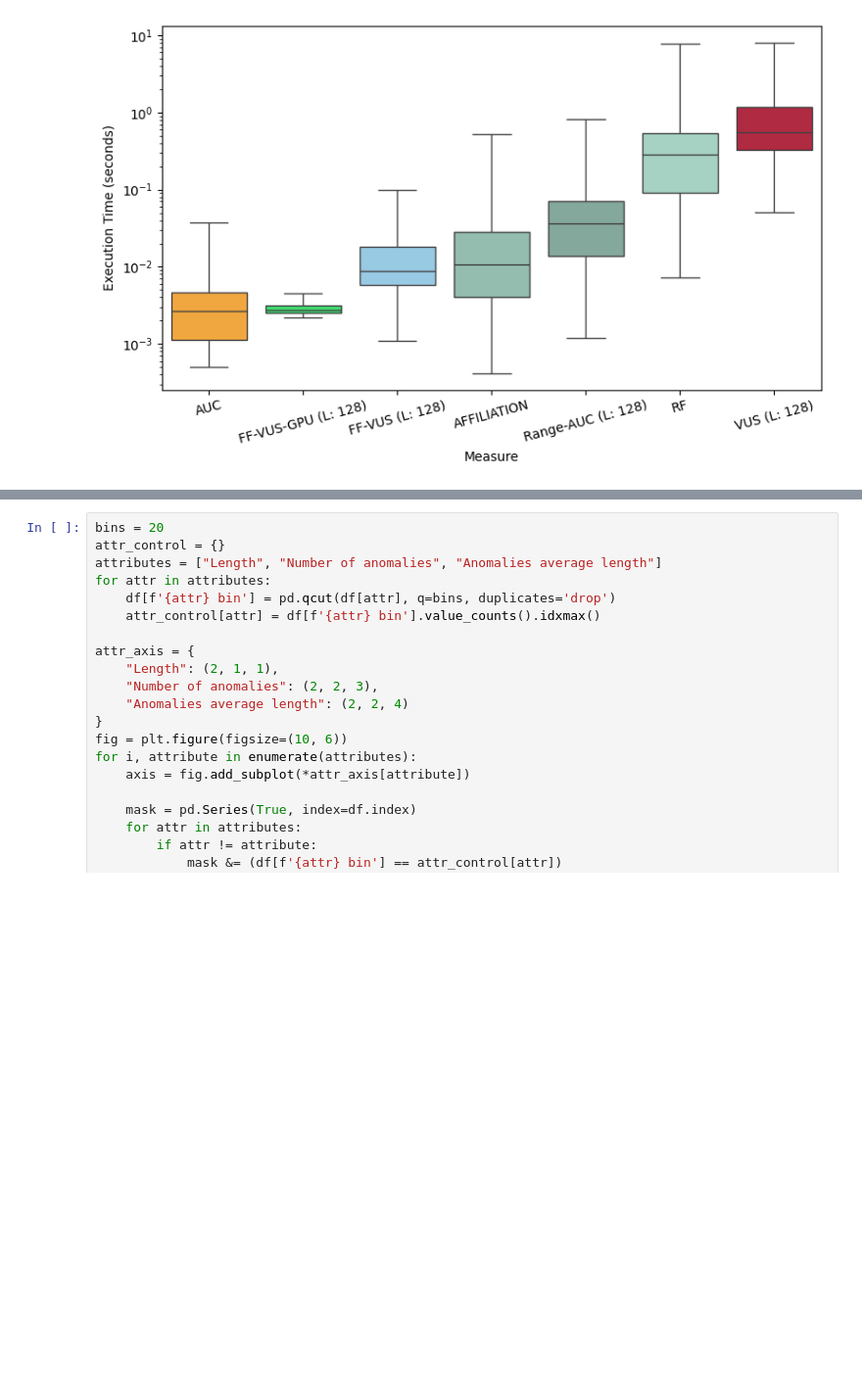
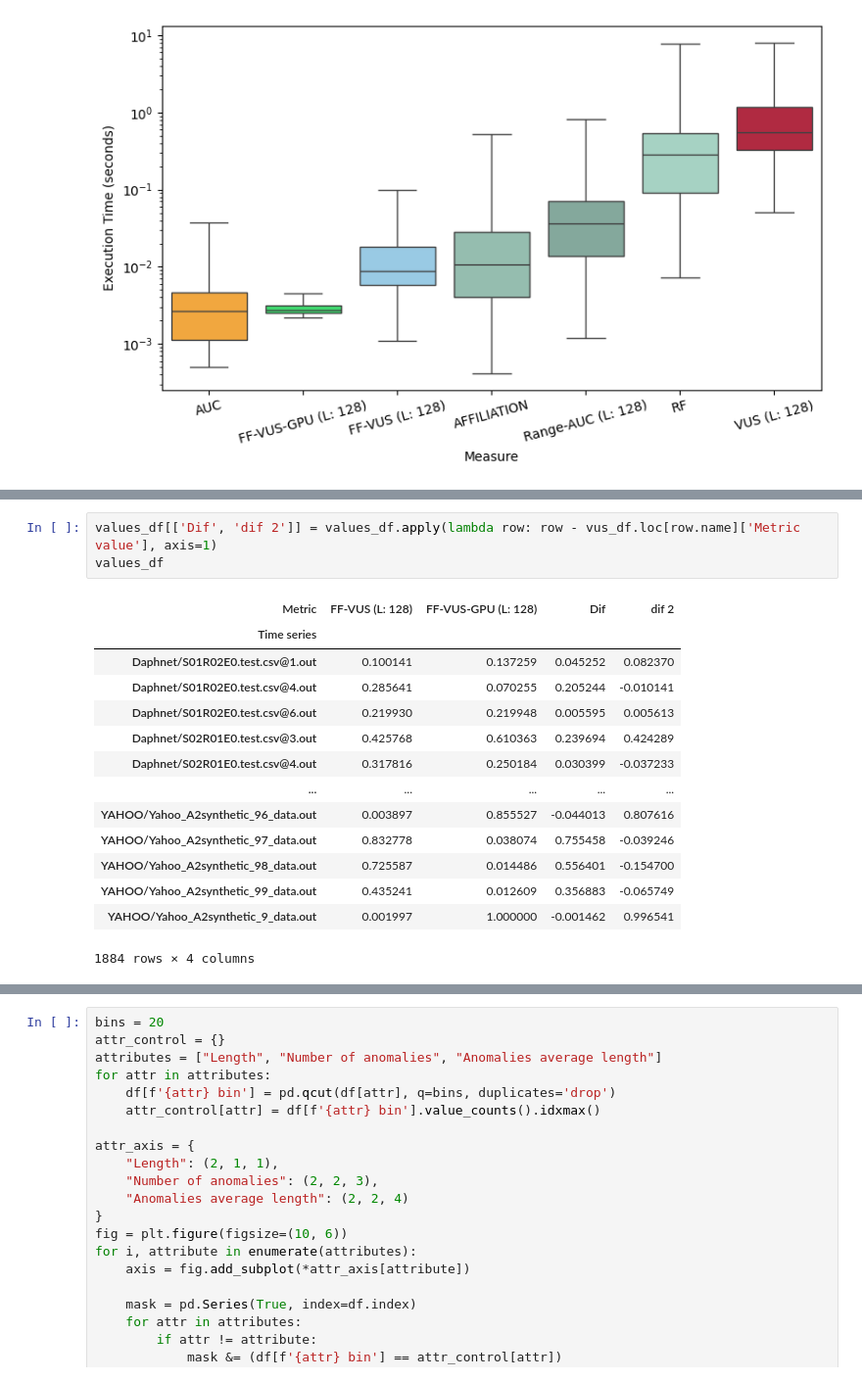
Before and after one commit to sylligardos/ff-vus, a Jupyter notebook: src/notebooks/allmetrics_defparams_tsb.ipynb, the cells around one changed output, grey strips where cells are left out. Shown at 98% size. Drawn from its saved outputs; the diff is of its cells as text; blank space fills up the shorter version.

```diff
--- a/src/notebooks/allmetrics_defparams_tsb.ipynb
+++ b/src/notebooks/allmetrics_defparams_tsb.ipynb
@@ -95 +128,19 @@ plt.show()
+# %%
+values_df[['Dif', 'dif 2']] = values_df.apply(lambda row: row - vus_df.loc[row.name]['Metric value'], axis=1)
+values_df
+# %% [output]
+| Metric | FF-VUS (L: 128) | FF-VUS-GPU (L: 128) | Dif | dif 2 |
+| Time series |  |  |  |  |
+| Daphnet/S01R02E0.test.csv@1.out | 0.100141 | 0.137259 | 0.045252 | 0.082370 |
+| Daphnet/S01R02E0.test.csv@4.out | 0.285641 | 0.070255 | 0.205244 | -0.010141 |
+| Daphnet/S01R02E0.test.csv@6.out | 0.219930 | 0.219948 | 0.005595 | 0.005613 |
+| Daphnet/S02R01E0.test.csv@3.out | 0.425768 | 0.610363 | 0.239694 | 0.424289 |
+| Daphnet/S02R01E0.test.csv@4.out | 0.317816 | 0.250184 | 0.030399 | -0.037233 |
+| ... | ... | ... | ... | ... |
+| YAHOO/Yahoo_A2synthetic_96_data.out | 0.003897 | 0.855527 | -0.044013 | 0.807616 |
+| YAHOO/Yahoo_A2synthetic_97_data.out | 0.832778 | 0.038074 | 0.755458 | -0.039246 |
+| YAHOO/Yahoo_A2synthetic_98_data.out | 0.725587 | 0.014486 | 0.556401 | -0.154700 |
+| YAHOO/Yahoo_A2synthetic_99_data.out | 0.435241 | 0.012609 | 0.356883 | -0.065749 |
+| YAHOO/Yahoo_A2synthetic_9_data.out | 0.001997 | 1.000000 | -0.001462 | 0.996541 |
+1884 rows × 4 columns
 # %%
```
Also changed, not shown: parts of 12 cells of this notebook, 2 other files.
